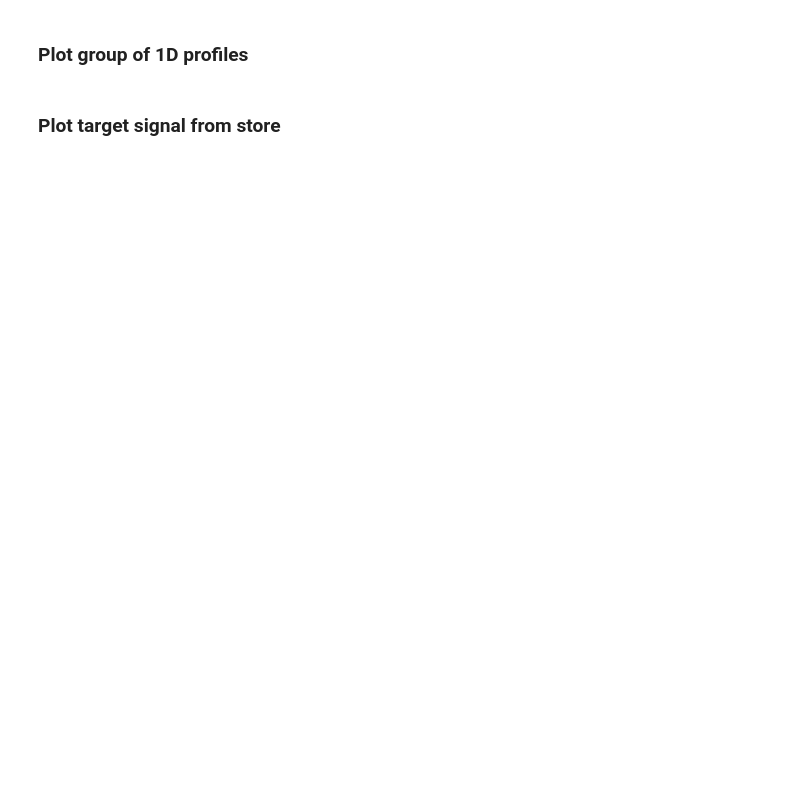
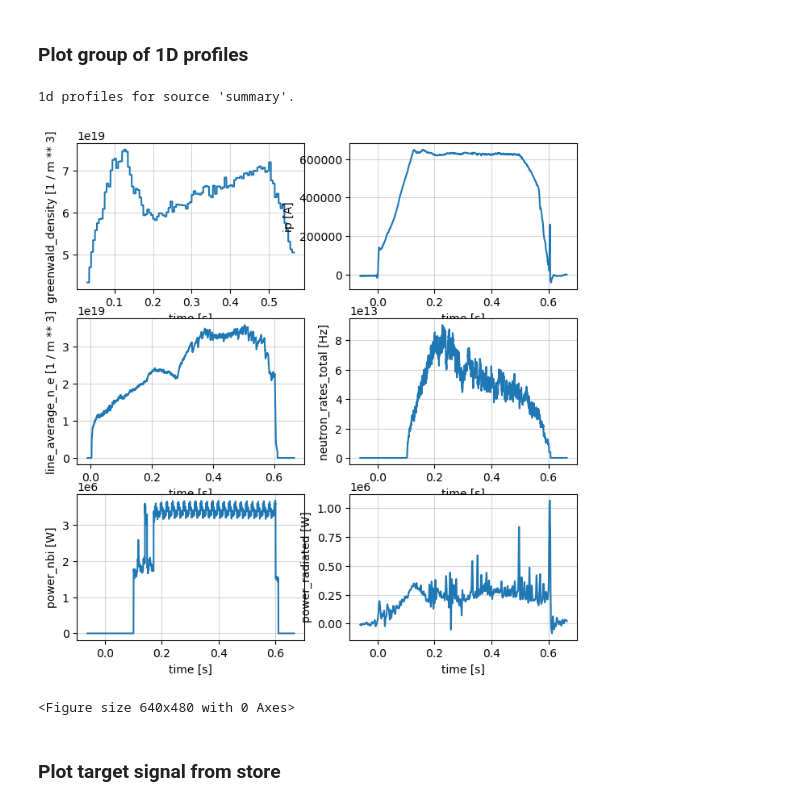
Before and after one commit to DataScienceLabFHSWF/tokamark, a Jupyter notebook: notebooks/Workshop demo of MAST_tools.ipynb, the cells around one changed output. Saved outputs shown, nothing was run; the diff lists cells and outputs as text; code cells hidden in the pictures; blank space fills up the shorter version.

```diff
--- a/notebooks/Workshop demo of MAST_tools.ipynb
+++ b/notebooks/Workshop demo of MAST_tools.ipynb
@@ -353,12 +512,16 @@ if False:
 # %% [markdown]
 ### Plot group of 1D profiles
 # %%
-if False:
+if True:
     print(f"1d profiles for source '{target_source}'.")
     plotting_manager.plot_1d_profiles(
         profiles=source_profiles,
         fig_size=[8, 8]
     )
+# %% [output]
+1d profiles for source 'summary'.
+[figure, added]
+<Figure size 640x480 with 0 Axes>
 # %% [markdown]
 ### Plot target signal from store
 # %%
```
Also changed, not shown: parts of 27 cells of this notebook, 1 other file.
